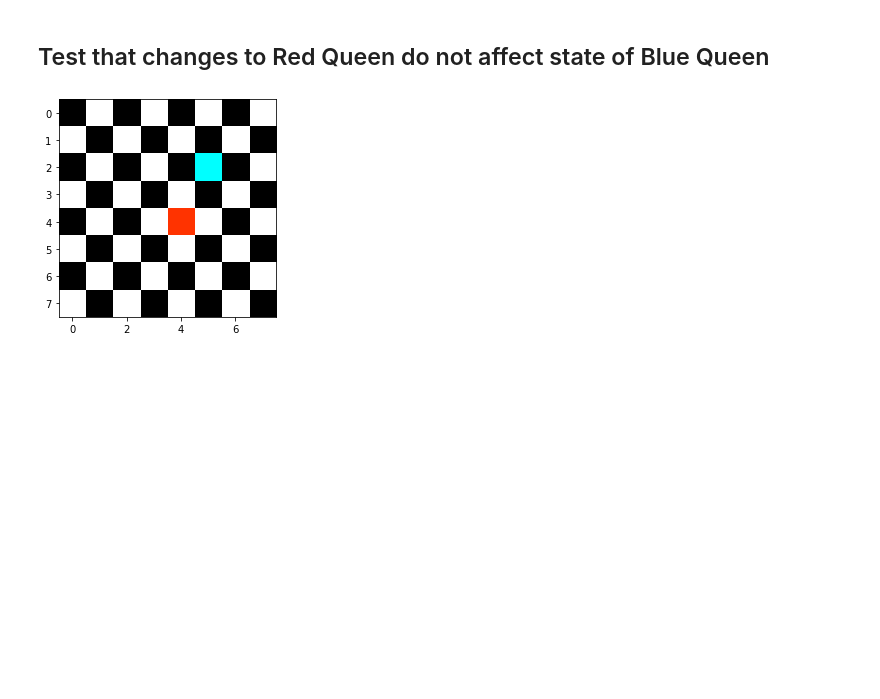
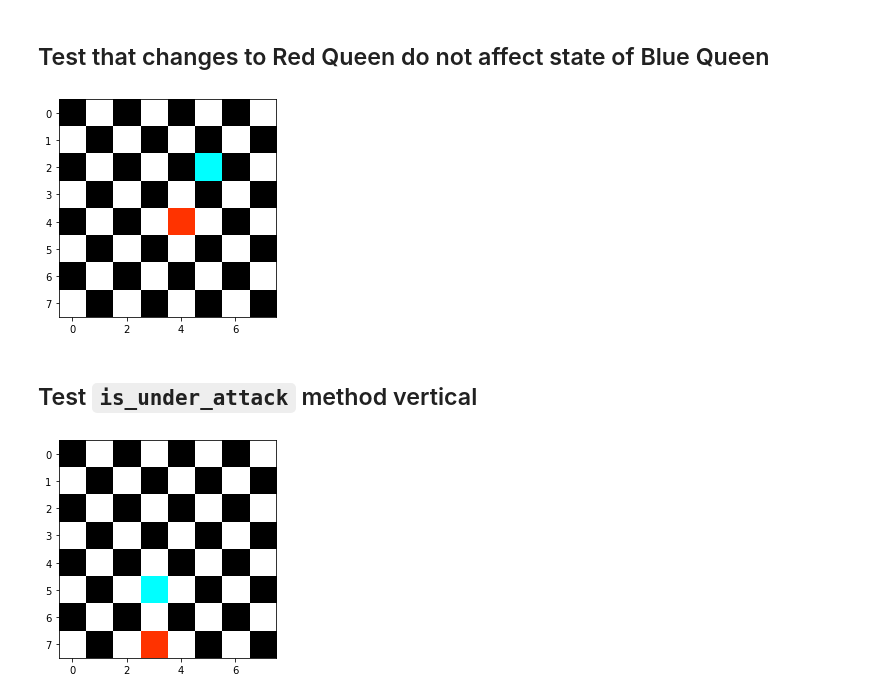
Before and after one commit to MasonChance/chess-board, a Jupyter notebook: chess_board.ipynb, the cells around one changed output. Drawn from its saved outputs; the diff is of its cells as text; code cells hidden in the pictures; blank space fills up the shorter version.

```diff
--- a/chess_board.ipynb
+++ b/chess_board.ipynb
@@ -89,6 +89,22 @@ class ChessBoard:
 
             self.ice_queen = list()
             return self.add_blue(row, col)
+
+
+
+    def is_under_attack(self):
+        """checks if the red_queen is threatened by the ice_queen(blue)
+           input <-- None
+           output --> bool
+        """
+        if self.red_queen[0] == self.ice_queen[0]:
+            return True
+        elif self.red_queen[1] == self.ice_queen[1]:
+            return True
+        elif abs(self.red_queen[0] - self.ice_queen[0]) == abs(self.red_queen[1] - self.ice_queen[1]):
+            return True
+        else:
+            return False
 # %% [markdown]
 ## Test Instance of Chessboard Class
 # %%
@@ -121,3 +143,12 @@ assert fischer.ice_queen == [2, 5]
 fischer.render()
 # %% [output]
 [figure]
+# %% [markdown]
+## Test `is_under_attack` method vertical
+# %%
+fischer.add_red(7, 3)
+fischer.add_blue(5, 3)
+fischer.render()
+assert fischer.is_under_attack() == True
+# %% [output]
+[figure, added]
```
Also changed, not shown: parts of 11 cells of this notebook.
